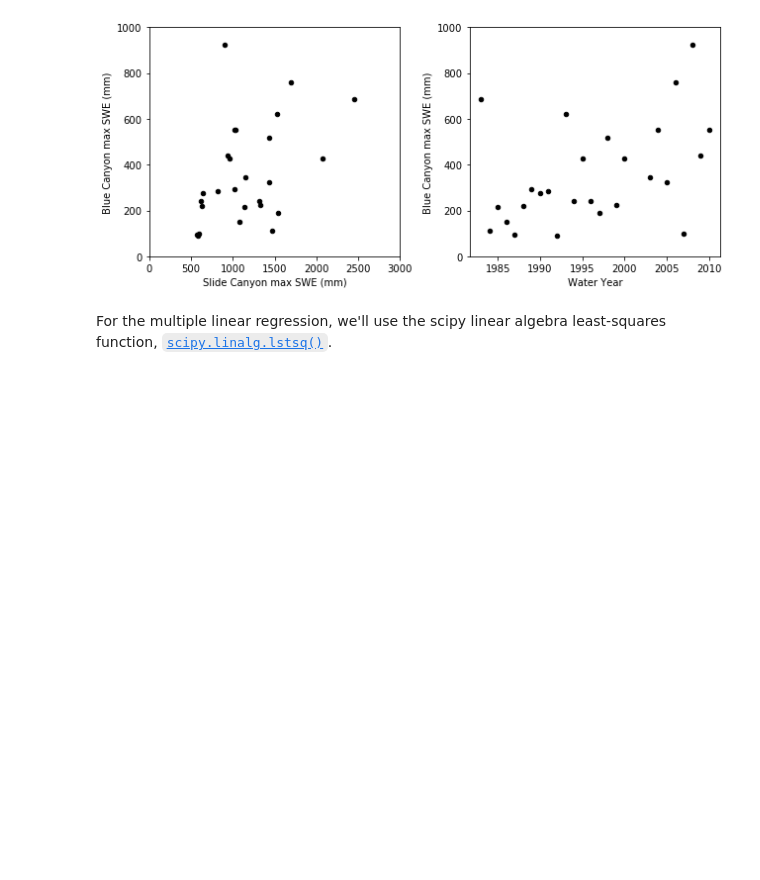
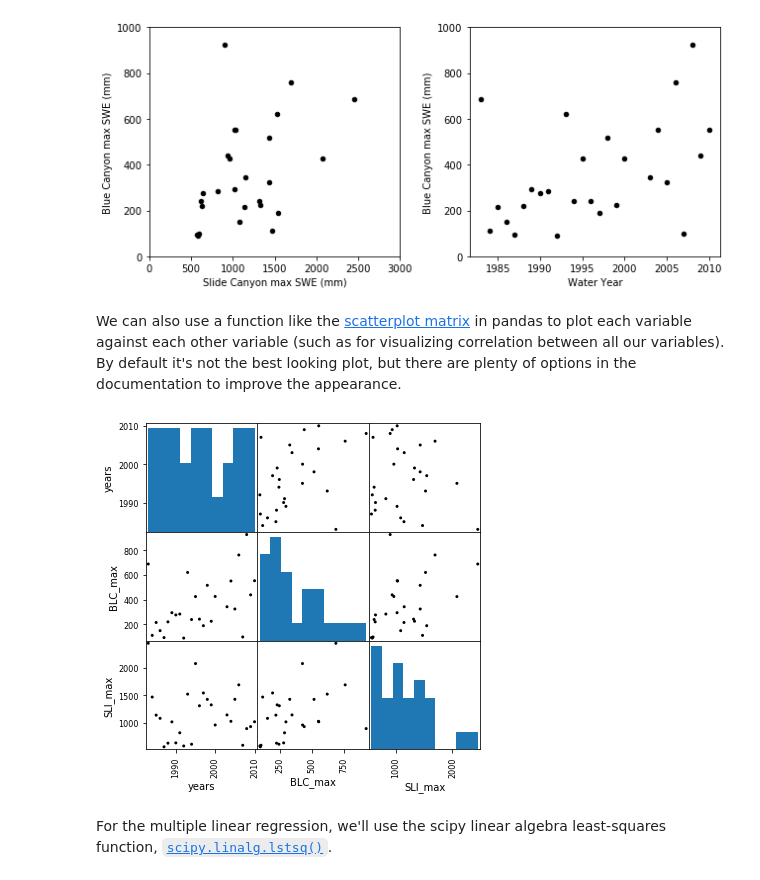
Before and after one commit to Mountain-Hydrology-Research-Group/data-analysis, a Jupyter notebook: modules/lab5/lab5-1.ipynb, the cells around one changed output. Drawn from its saved outputs; the diff is of its cells as text; code cells hidden in the pictures; blank space fills up the shorter version.

```diff
--- a/modules/lab5/lab5-1.ipynb
+++ b/modules/lab5/lab5-1.ipynb
@@ -205,6 +205,12 @@ ax2.set_ylabel('Blue Canyon max SWE (mm)');
 ax2.set_ylim((0,1000));
 # %% [output]
 [figure]
+# %% [markdown]
+We can also use a function like the [scatterplot matrix](https://pandas.pydata.org/pandas-docs/stable/reference/api/pandas.plotting.scatter_matrix.html) in pandas to plot each variable against each other variable (such as for visualizing correlation between all our variables). By default it's not the best looking plot, but there are plenty of options in the documentation to improve the appearance.
+# %%
+pd.plotting.scatter_matrix(data, figsize=(6,6), color='k', marker='.', alpha=1);
+# %% [output]
+[figure, added]
 # %% [markdown]
 For the multiple linear regression, we'll use the scipy linear algebra least-squares function, [`scipy.linalg.lstsq()`](https://docs.scipy.org/doc/scipy/reference/generated/scipy.linalg.lstsq.html#scipy.linalg.lstsq).
 # %%
```
Also changed, not shown: 2 other files.
